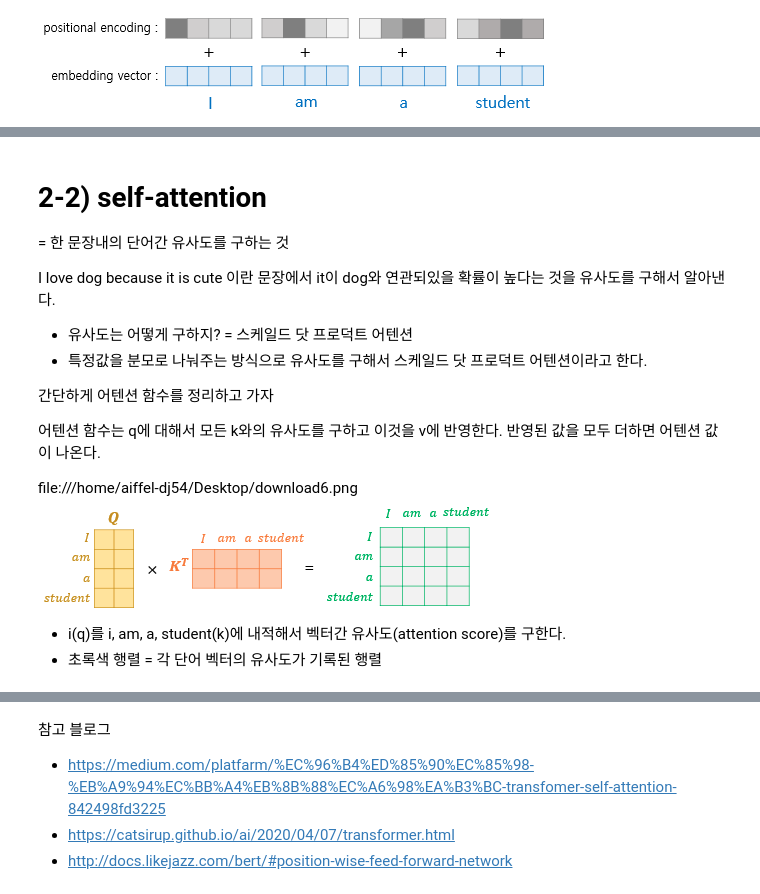
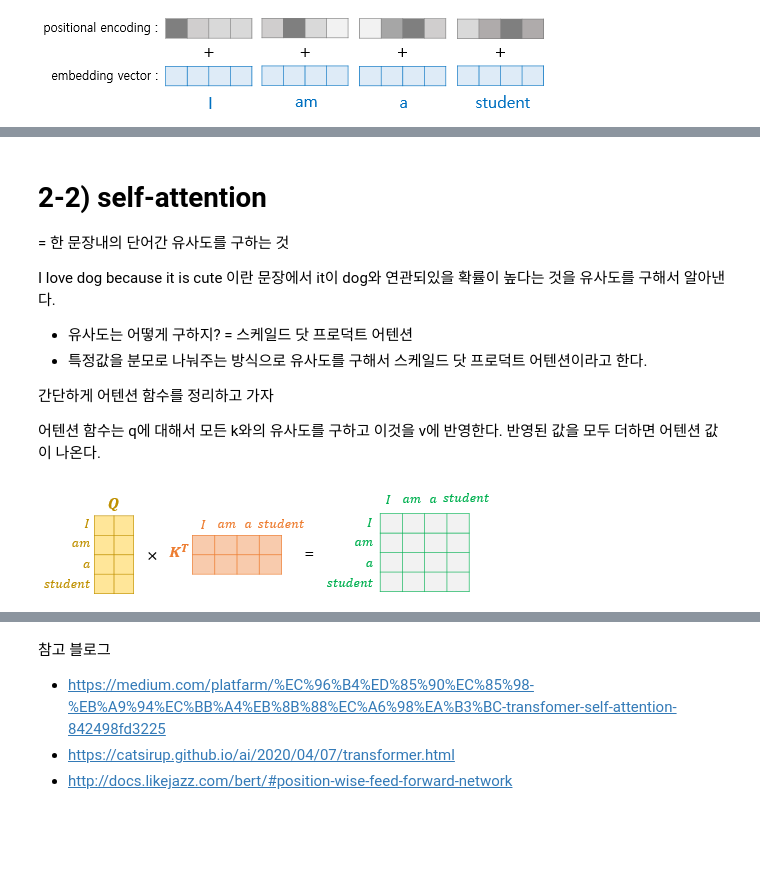
Before and after one commit to Acclesia/aiffel-project, a Jupyter notebook: [E-15] 한국어 대화형 챗봇만들기.ipynb, the cells around one changed output, grey strips where cells are left out. Drawn from its saved outputs; the diff is of its cells as text; code cells hidden in the pictures; blank space fills up the shorter version.

```diff
--- a/[E-15] 한국어 대화형 챗봇만들기.ipynb
+++ b/[E-15] 한국어 대화형 챗봇만들기.ipynb
@@ -110,8 +113,7 @@ i- 임베딩 벡터 내의 차원의 인덱스
 
 어텐션 함수는 q에 대해서 모든 k와의 유사도를 구하고 이것을 v에 반영한다.
 반영된 값을 모두 더하면 어텐션 값이 나온다.
-
-file:///home/aiffel-dj54/Desktop/download6.png![image.png](attachment:image.png)
-
-* i(q)를 i, am, a, student(k)에 내적해서 벡터간 유사도(attention score)를 구한다.
-* 초록색 행렬 = 각 단어 벡터의 유사도가 기록된 행렬
+# %%
+ Image("/home/aiffel-dj54/Desktop/Untitled_15_pUfIgKn.png")
+# %% [output]
+[figure, added]
```
Also changed, not shown: parts of 23 cells of this notebook.
